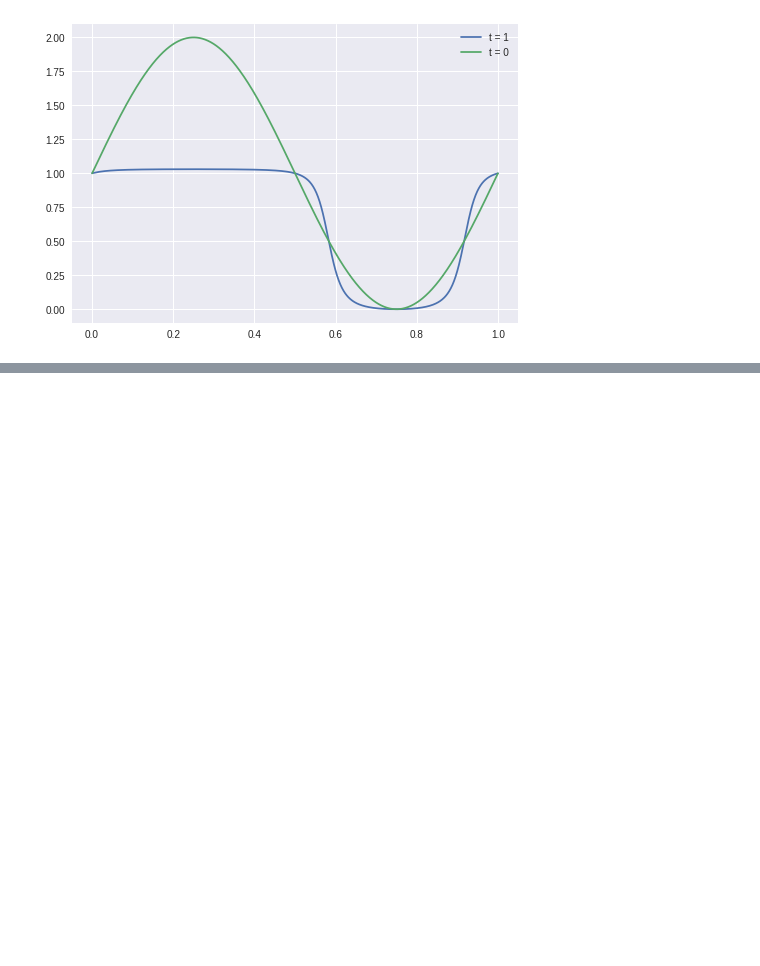
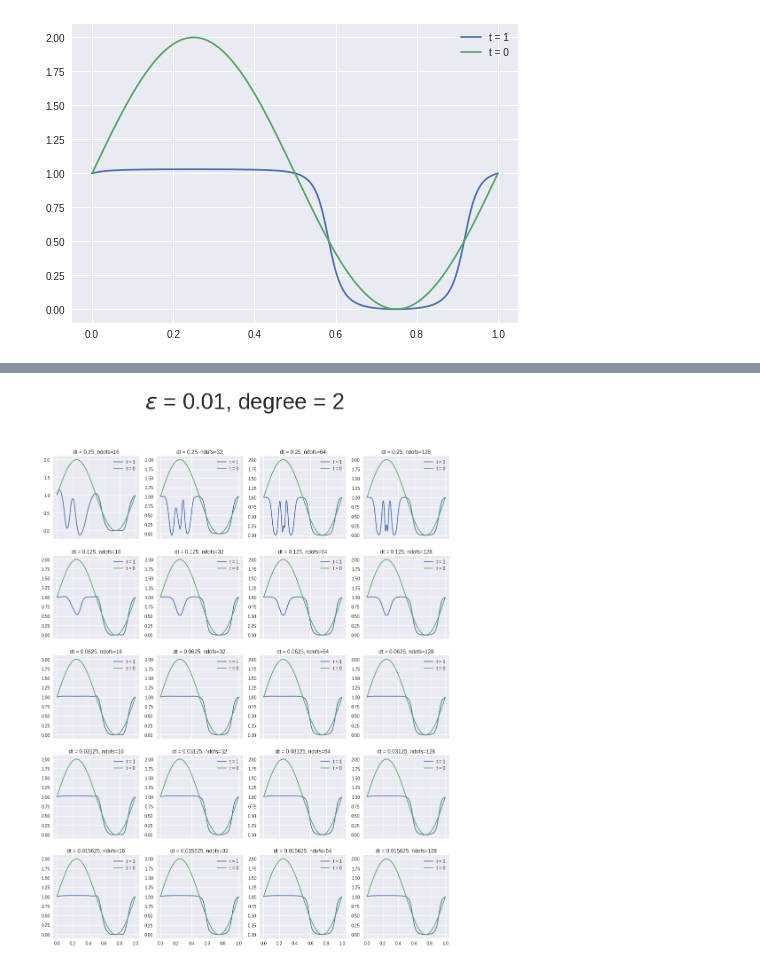
Before and after one commit to KristerJazz/P1.4_seed, a Jupyter notebook: final_project/final_project_2019-2020.ipynb, the cells around one changed output, grey strips where cells are left out. Saved outputs shown, nothing was run; the diff lists cells and outputs as text; code cells hidden in the pictures; blank space fills up the shorter version.

```diff
--- a/final_project/final_project_2019-2020.ipynb
+++ b/final_project/final_project_2019-2020.ipynb
@@ -351,0 +358,7 @@ plot_varying_parameters()
+# %%
+eps = 0.01
+degree = 2
+
+plot_varying_parameters(eps, degree)
+# %% [output]
+[figure, added]
```
Also changed, not shown: parts of 7 cells of this notebook.
